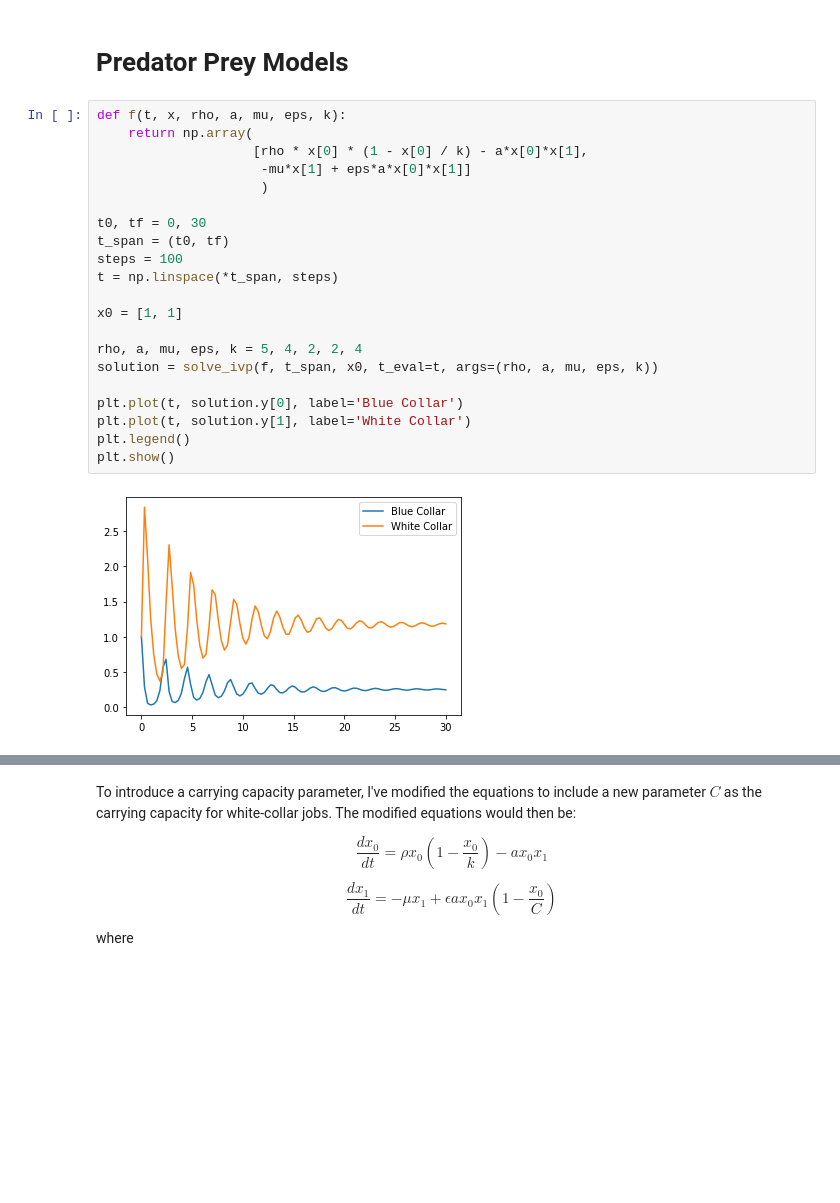
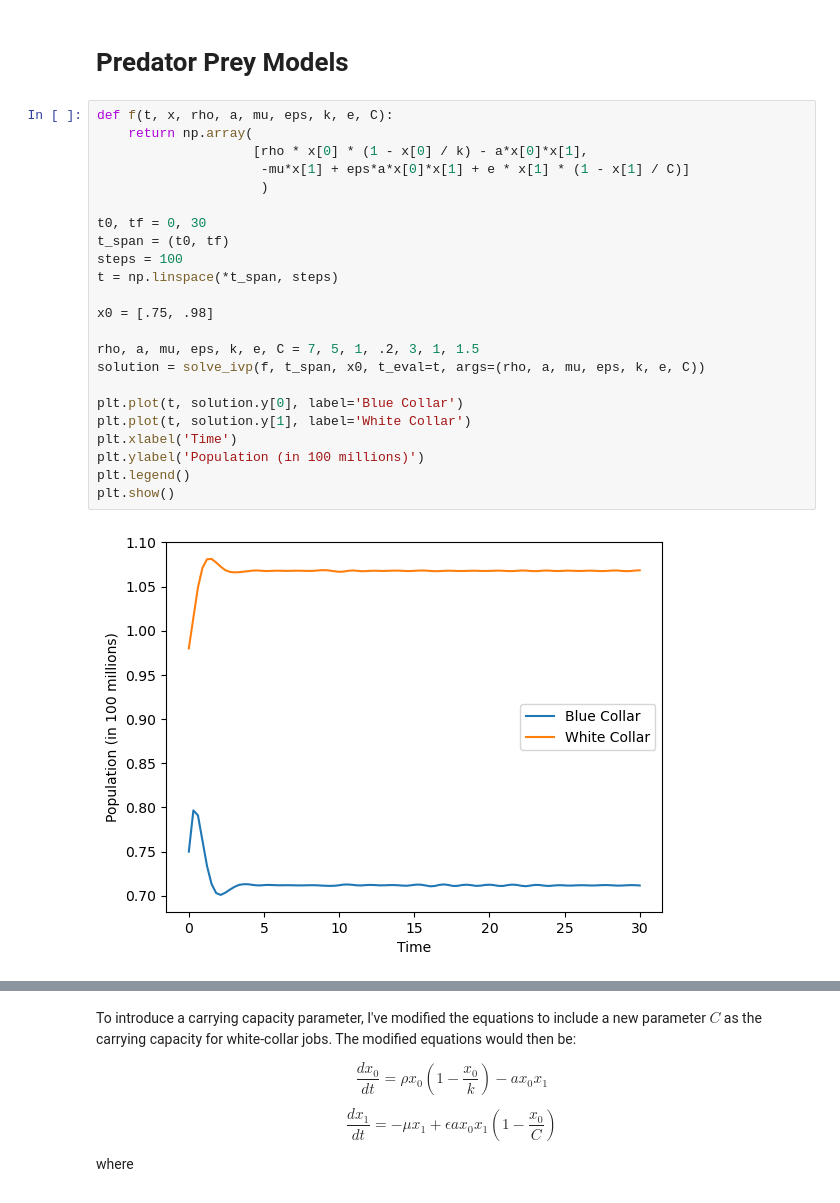
Before and after one commit to dylanskinner65/LaborEconomyDynamics, a Jupyter notebook: diff_eq_build.ipynb, the cells around one changed output, grey strips where cells are left out. Drawn from its saved outputs; the diff is of its cells as text; blank space fills up the shorter version.

Commit message:
add predator prey graphs to notebook

```diff
--- a/diff_eq_build.ipynb
+++ b/diff_eq_build.ipynb
@@ -315,25 +314,27 @@ plt.show()
 # %% [markdown]
 # Predator Prey Models
 # %%
-def f(t, x, rho, a, mu, eps, k):
+def f(t, x, rho, a, mu, eps, k, e, C):
     return np.array(
                     [rho * x[0] * (1 - x[0] / k) - a*x[0]*x[1],
-                     -mu*x[1] + eps*a*x[0]*x[1]]
+                     -mu*x[1] + eps*a*x[0]*x[1] + e * x[1] * (1 - x[1] / C)]
                      )
 
 t0, tf = 0, 30
 t_span = (t0, tf)
 steps = 100
 t = np.linspace(*t_span, steps)
 
-x0 = [1, 1]
+x0 = [.75, .98]
 
-rho, a, mu, eps, k = 5, 4, 2, 2, 4
-solution = solve_ivp(f, t_span, x0, t_eval=t, args=(rho, a, mu, eps, k))
+rho, a, mu, eps, k, e, C = 7, 5, 1, .2, 3, 1, 1.5
+solution = solve_ivp(f, t_span, x0, t_eval=t, args=(rho, a, mu, eps, k, e, C))
 
 plt.plot(t, solution.y[0], label='Blue Collar')
 plt.plot(t, solution.y[1], label='White Collar')
+plt.xlabel('Time')
+plt.ylabel('Population (in 100 millions)')
 plt.legend()
 plt.show()
 # %% [output]
-[figure, old version]
+[figure, new version]
```
Also changed, not shown: parts of 2 cells of this notebook.
